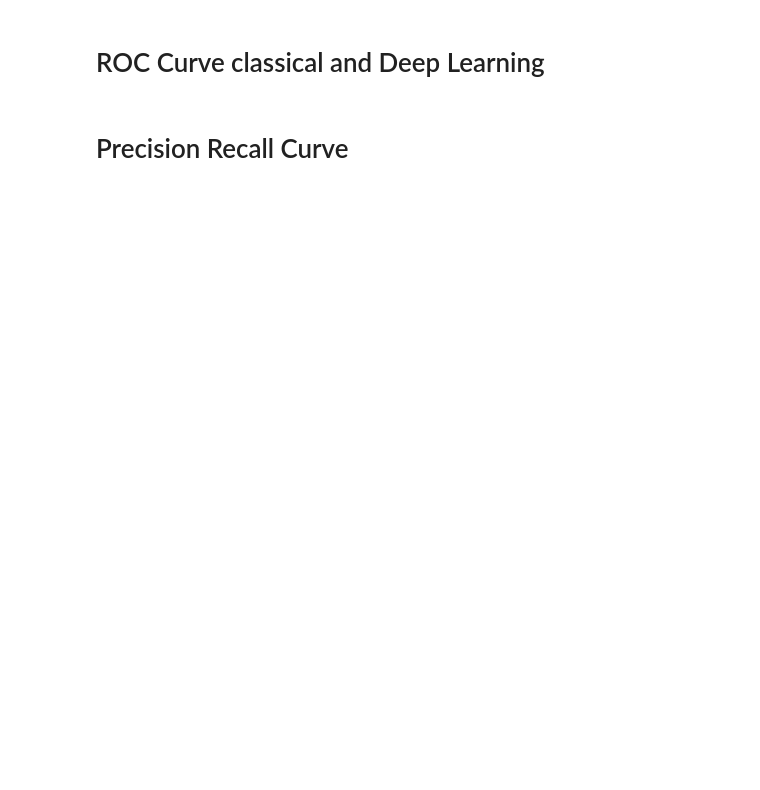
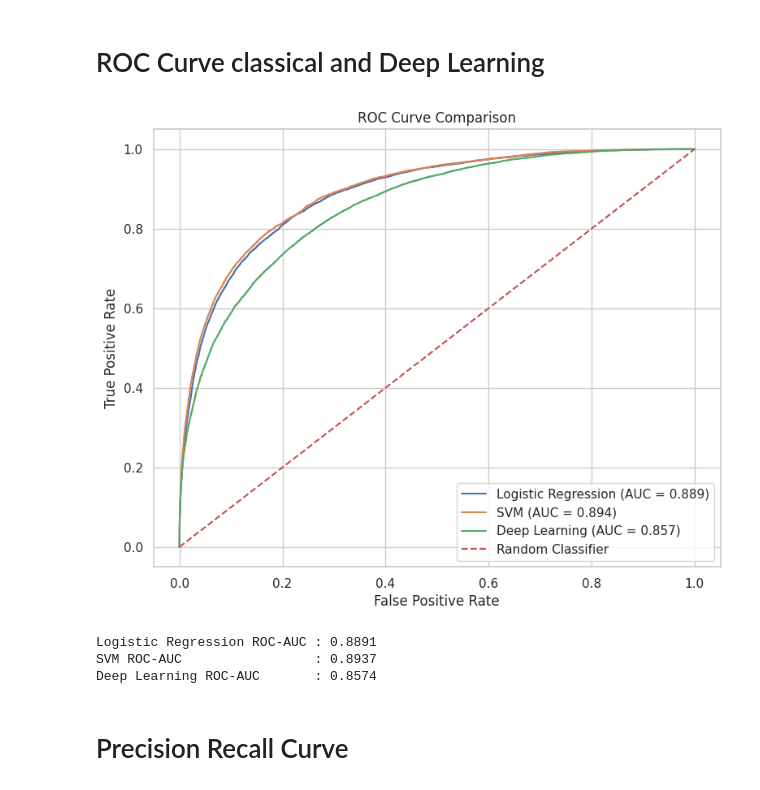
Before and after one commit to AswinG2003/NLP-Parallel-Project, a Jupyter notebook: NLP_Parallel_Project.ipynb, the cells around one changed output. Drawn from its saved outputs; the diff is of its cells as text; code cells hidden in the pictures; blank space fills up the shorter version.

```diff
--- a/NLP_Parallel_Project.ipynb
+++ b/NLP_Parallel_Project.ipynb
@@ -540,4 +748,40 @@ The Linear SVM model achieved an overall accuracy of 70.03%, outperforming Logis
 # %% [markdown]
 # ROC Curve classical and Deep Learning
+# %%
+classes = label_encoder.classes_
+y_test_common = label_encoder.transform(y_test)
+y_test_bin = label_binarize(y_test_common, classes=np.arange(len(classes)))
+
+y_prob_lr = lr_model.predict_proba(X_test_tfidf)
+y_score_svm = svm_model.decision_function(X_test_tfidf)
+y_prob_dl_common = y_prob_dl
+
+plt.figure(figsize=(9, 7))
+fpr_lr, tpr_lr, _ = roc_curve(y_test_bin.ravel(), y_prob_lr.ravel())
+fpr_svm, tpr_svm, _ = roc_curve(y_test_bin.ravel(), y_score_svm.ravel())
+fpr_dl, tpr_dl, _ = roc_curve(y_test_bin.ravel(), y_prob_dl_common.ravel())
+
+auc_lr = auc(fpr_lr, tpr_lr)
+auc_svm = auc(fpr_svm, tpr_svm)
+auc_dl = auc(fpr_dl, tpr_dl)
+
+plt.plot(fpr_lr, tpr_lr, label=f"Logistic Regression (AUC = {auc_lr:.3f})")
+plt.plot(fpr_svm, tpr_svm, label=f"SVM (AUC = {auc_svm:.3f})")
+plt.plot(fpr_dl, tpr_dl, label=f"Deep Learning (AUC = {auc_dl:.3f})")
+plt.plot([0, 1], [0, 1], linestyle="--", label="Random Classifier")
+plt.xlabel("False Positive Rate")
+plt.ylabel("True Positive Rate")
+plt.title("ROC Curve Comparison")
+plt.legend()
+plt.show()
+
+print(f"Logistic Regression ROC-AUC : {auc_lr:.4f}")
+print(f"SVM ROC-AUC                 : {auc_svm:.4f}")
+print(f"Deep Learning ROC-AUC       : {auc_dl:.4f}")
+# %% [output]
+[figure, added]
+Logistic Regression ROC-AUC : 0.8891
+SVM ROC-AUC                 : 0.8937
+Deep Learning ROC-AUC       : 0.8574
 # %% [markdown]
 # Precision Recall Curve
```
Also changed, not shown: parts of 20 cells of this notebook.
